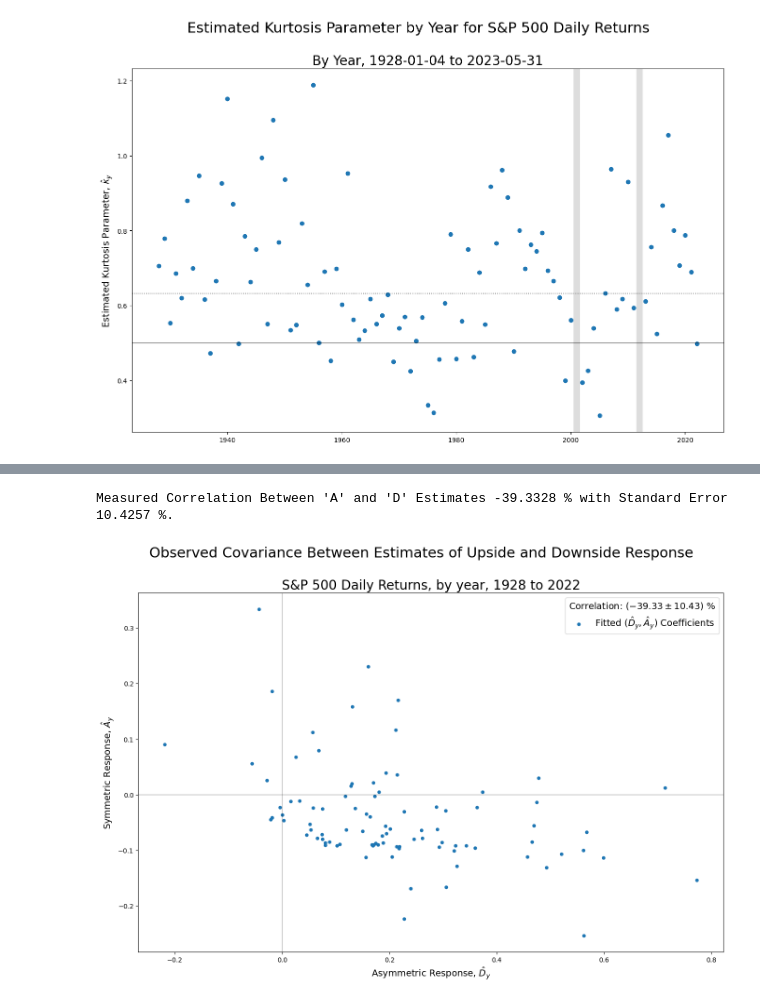
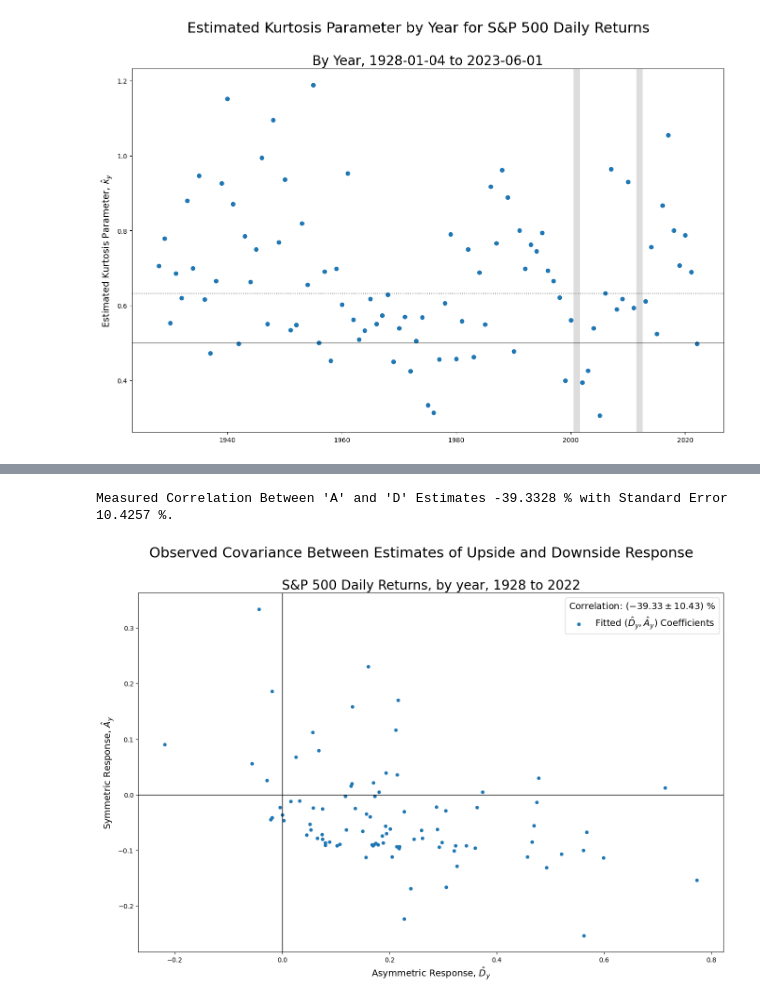
Before and after one commit to Farmhouse121/Wilmott-Articles, a Jupyter notebook: Asymmetric_Response.ipynb, the cells around one changed output, grey strips where cells are left out. Drawn from its saved outputs; the diff is of its cells as text; code cells hidden in the pictures.

```diff
--- a/Asymmetric_Response.ipynb
+++ b/Asymmetric_Response.ipynb
@@ -201,23 +201,24 @@ figure.savefig("AD.png",dpi=300,bbox_inches='tight');
 # %%
 rho,rho_se=results[["A","D"]].corr().iloc[0,1]*hundred,hundred/np.sqrt(results[["A","D"]].shape[0]-3e0)
 
 print("Measured Correlation Between 'A' and 'D' Estimates %g %% with Standard Error %g %%." % (rho,rho_se))
 
 figure,plot=pl.subplots(figsize=(10*GoldenRatio,10))
 figure.suptitle("Observed Covariance Between Estimates of Upside and Downside Response",fontsize=22)
 plot.set_title("S&P 500 Daily Returns, by year, %s to %s" % (results.index[0],results.index[-1]),fontsize=20)
 results.plot.scatter("D","A",ax=plot,label="Fitted $(\\hat{D}_y,\\hat{A}_y)$ Coefficients")
 plot.set_xlabel("Asymmetric Response, $\\hat{D}_y$",fontsize=14)
 plot.set_ylabel("Symmetric Response, $\\hat{A}_y$",fontsize=14)
-plot.axhline(alpha=0.2,color='black')
-plot.axvline(alpha=0.2,color='black')
+plot.axhline(linewidth=1,color='black')
+plot.axvline(linewidth=1,color='black')
 
 if type(model.volatility)==GARCH:
     x=np.array([1.2*results["D"].min(),-2.2*results["D"].min()])
     y=-x
     plot.plot(x,y,alpha=0.5,color="C1",label="Regression Constraint $\\hat{A}_y+\\hat{D}_t$>=$0$")
 
-plot.legend(fontsize=14,title="Correlation: $(%.2f\\pm%.2f)$ %%" % (rho,rho_se),title_fontsize=14);
+plot.legend(fontsize=14,title="Correlation: $(%.2f\\pm%.2f)$ %%" % (rho,rho_se),title_fontsize=14)
+figure.savefig("collinear.png",dpi=300,bbox_inches="tight");
 # %% [output]
 Measured Correlation Between 'A' and 'D' Estimates -39.3328 % with Standard Error 10.4257 %.
-[figure, old version]
+[figure, new version]
```
Also changed, not shown: parts of 3 cells of this notebook.
